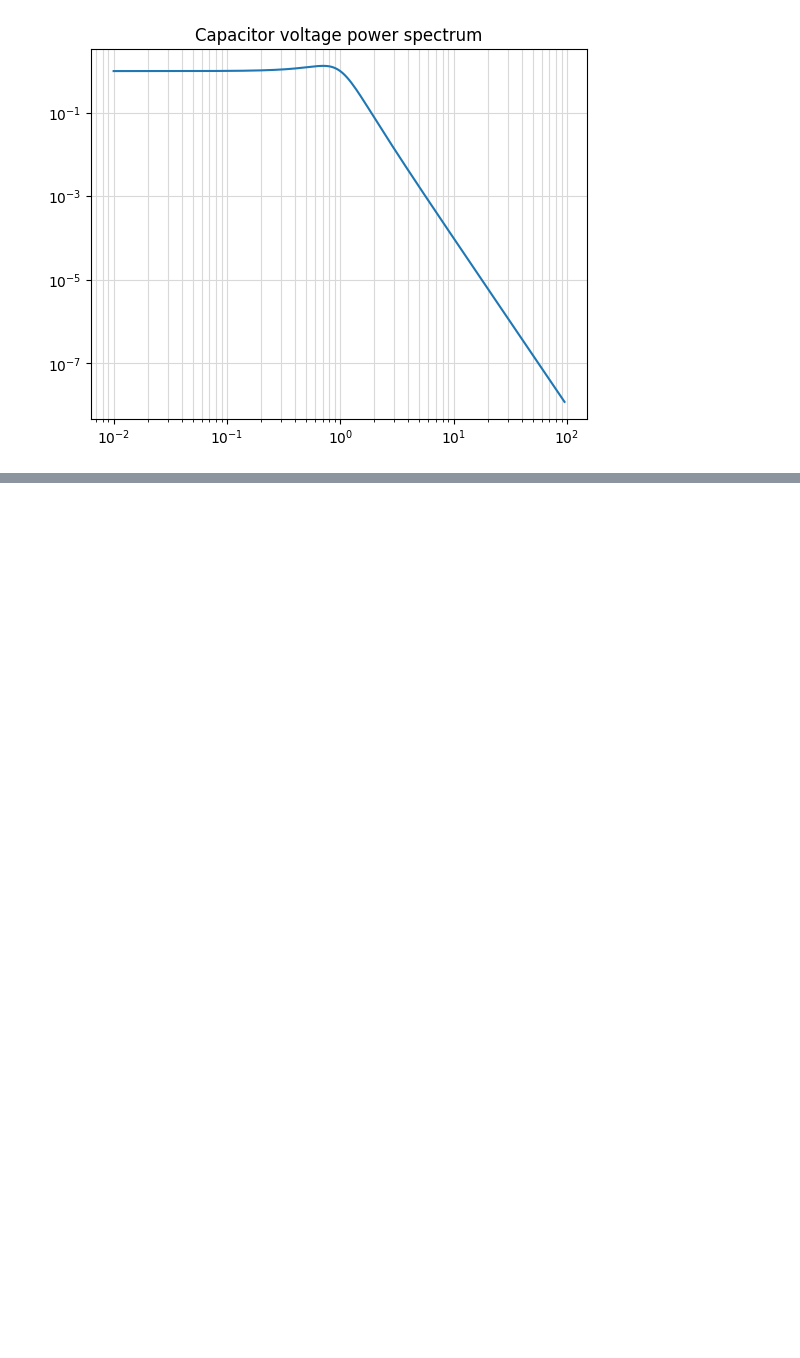
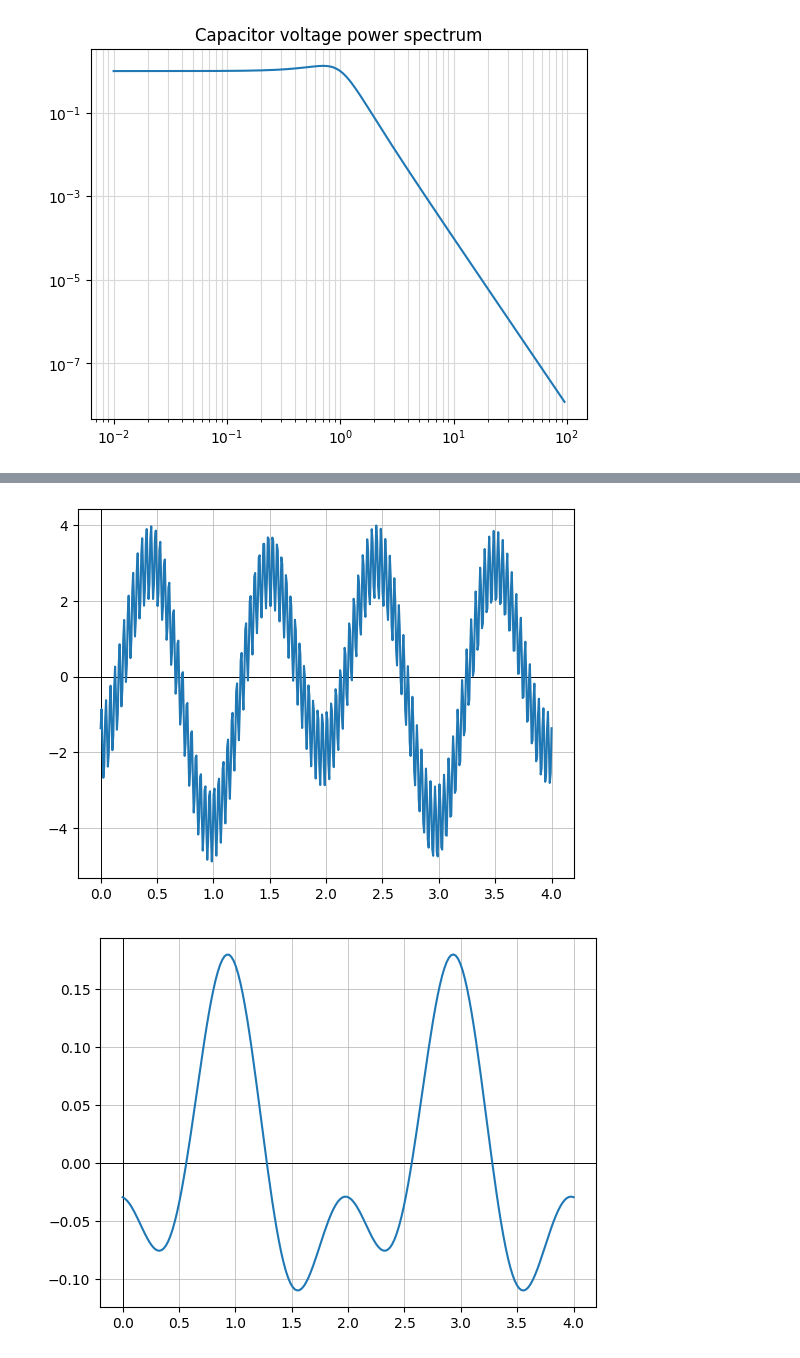
Before and after one commit to alonso-herreros/uni-syscirc-problems, a Jupyter notebook: code/circuits/C.4.ipynb, the cells around one changed output, grey strips where cells are left out. Saved outputs shown, nothing was run; the diff lists cells and outputs as text; code cells hidden in the pictures; blank space fills up the shorter version.

```diff
--- a/code/circuits/C.4.ipynb
+++ b/code/circuits/C.4.ipynb
@@ -105,0 +104,7 @@ plt.show()
+# %%
+plotcont([vi1+vi2+vi3+vi4], [0, 4], nsamples=500, vars=t)
+plotcont([vc1+vc2+vc3+vc4], [0, 4], nsamples=200, vars=t)
+plotcont([vc1_+vc2_+vc3_+vc4_], [0, 4], nsamples=200, vars=t)
+# %% [output]
+[figure, added]
+[figure, added]
```
Also changed, not shown: parts of 12 cells of this notebook.
